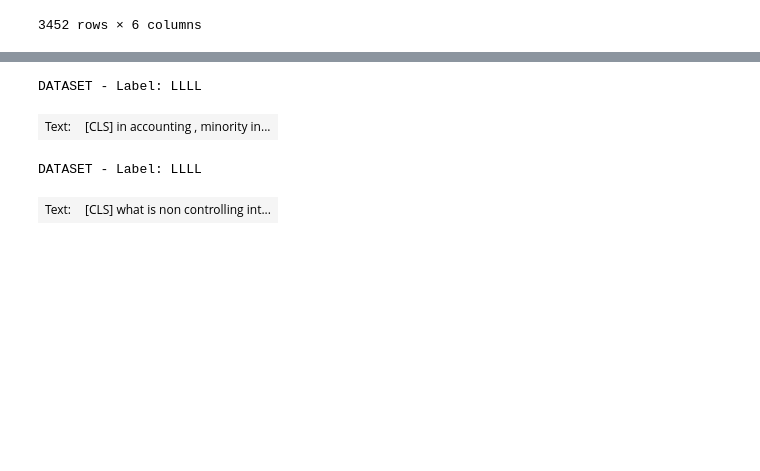
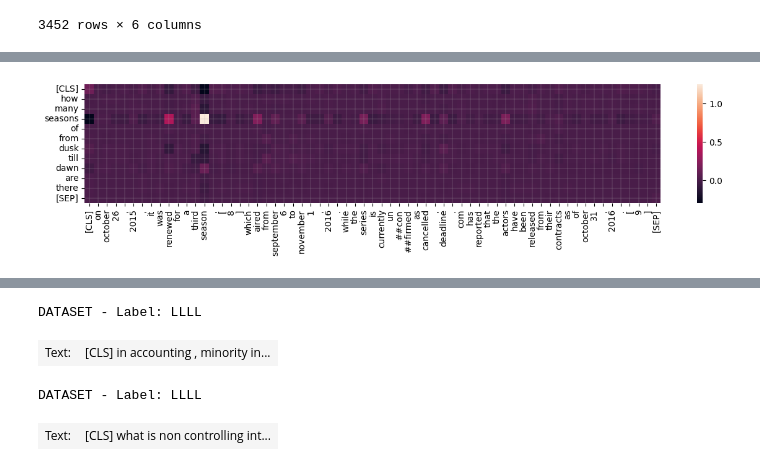
Before and after one commit to mohsenfayyaz/ColDeR, a Jupyter notebook: src/notebooks/BEIR_DecompX.ipynb, the cells around one changed output, grey strips where cells are left out. Drawn from its saved outputs; the diff is of its cells as text; code cells hidden in the pictures; blank space fills up the shorter version.

```diff
--- a/src/notebooks/BEIR_DecompX.ipynb
+++ b/src/notebooks/BEIR_DecompX.ipynb
@@ -212,3 +213,18 @@ nq, facebook/contriever-msmarco, idx=0
+# %%
+from seaborn import heatmap
+import matplotlib.pyplot as plt
+
+with torch.no_grad():
+    qd_scores = torch.einsum("id,jd->ij",query_decomposed,doc_decomposed).cpu().numpy()
+
+plt.figure(figsize=(15, 2.5))
+heatmap(qd_scores)
+plt.xticks(np.arange(len(doc_tokens))+0.5, doc_tokens, rotation='vertical')
+plt.yticks(np.arange(len(query_tokens))+0.5, query_tokens, rotation='horizontal')
+plt.grid("on", linewidth=0.2)
+plt.show()
+# %% [output]
+[figure, added]
 # %%
 # CLS ATTN
 htmls = [print_importance(norm_heatmap[0], tokenizer.convert_ids_to_tokens(input_ids[0]))]
```
Also changed, not shown: parts of 3 cells of this notebook.
